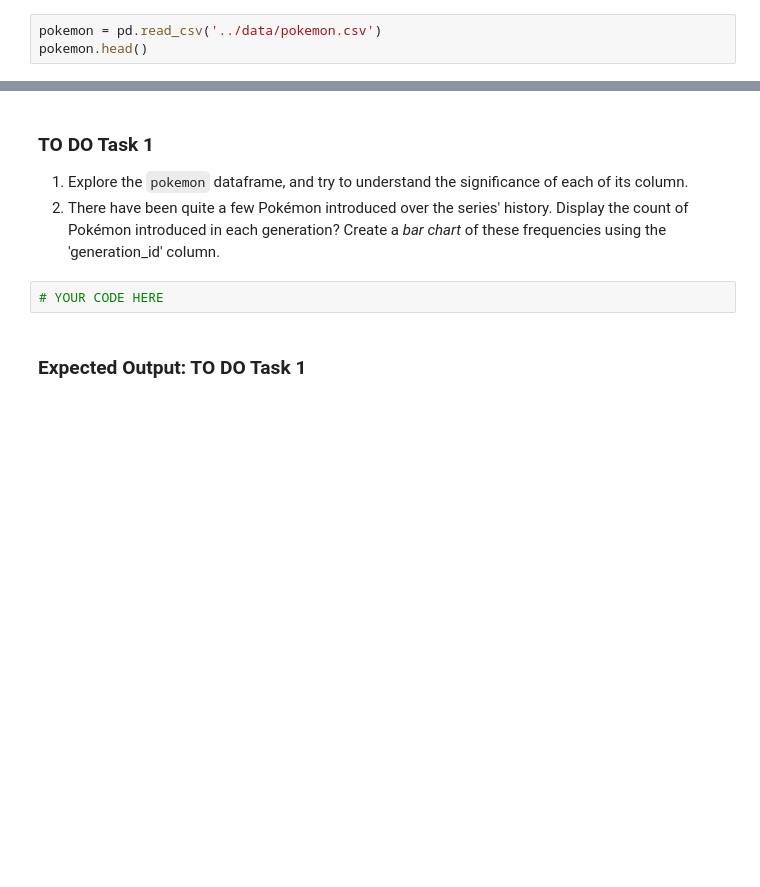
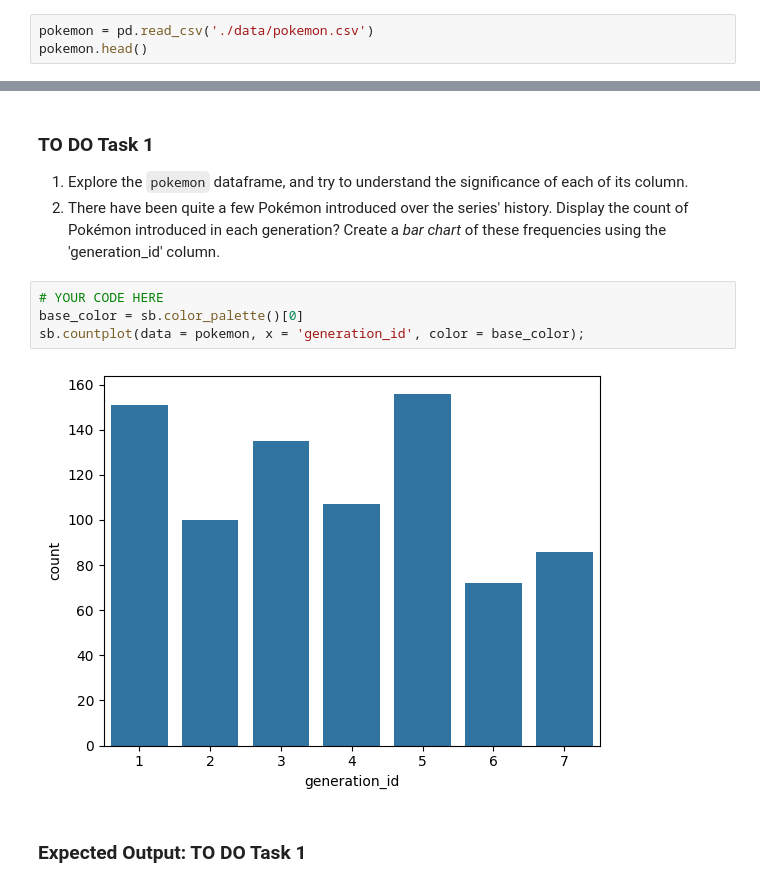
Before and after one commit to SwimLane2/udacity-ai-masters, a Jupyter notebook: AI Programming with Python/matplotlip_seaborn/lessons/Bar_Chart_Practice.ipynb, the cells around one changed output, grey strips where cells are left out. Drawn from its saved outputs; the diff is of its cells as text; blank space fills up the shorter version.

```diff
--- a/AI Programming with Python/matplotlip_seaborn/lessons/Bar_Chart_Practice.ipynb
+++ b/AI Programming with Python/matplotlip_seaborn/lessons/Bar_Chart_Practice.ipynb
@@ -20,5 +22,5 @@ from solutions_univ import bar_chart_solution_1, bar_chart_solution_2
 ## About the Dataset
 In this workspace, you'll be working with the dataset comprised of attributes of creatures in the video game series Pokémon. The data was assembled from the database of information found in this [GitHub repository](https://github.com/veekun/pokedex/tree/master/pokedex/data/csv).
 # %%
-pokemon = pd.read_csv('../data/pokemon.csv')
+pokemon = pd.read_csv('./data/pokemon.csv')
 pokemon.head()
@@ -26,8 +35,12 @@ pokemon.head()
 ### **TO DO Task 1**
 1. Explore the `pokemon` dataframe, and try to understand the significance of each of its column.
 2. There have been quite a few Pokémon introduced over the series' history. Display the count of Pokémon introduced in each generation? Create a _bar chart_ of these frequencies using the 'generation_id' column.
-# %%
-# YOUR CODE HERE
+# %%
+# YOUR CODE HERE
+base_color = sb.color_palette()[0]
+sb.countplot(data = pokemon, x = 'generation_id', color = base_color);
+# %% [output]
+[figure, added]
 # %% [markdown]
 ### Expected Output: TO DO Task 1
 # %% [markdown]
```
Also changed, not shown: parts of 3 cells of this notebook.
